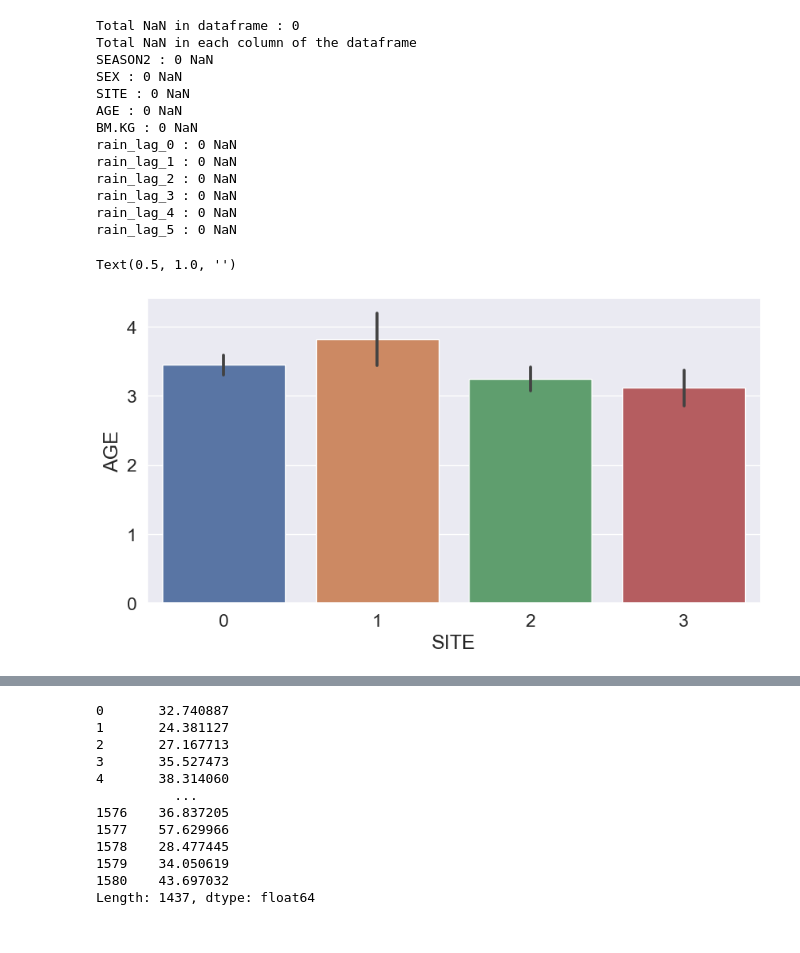
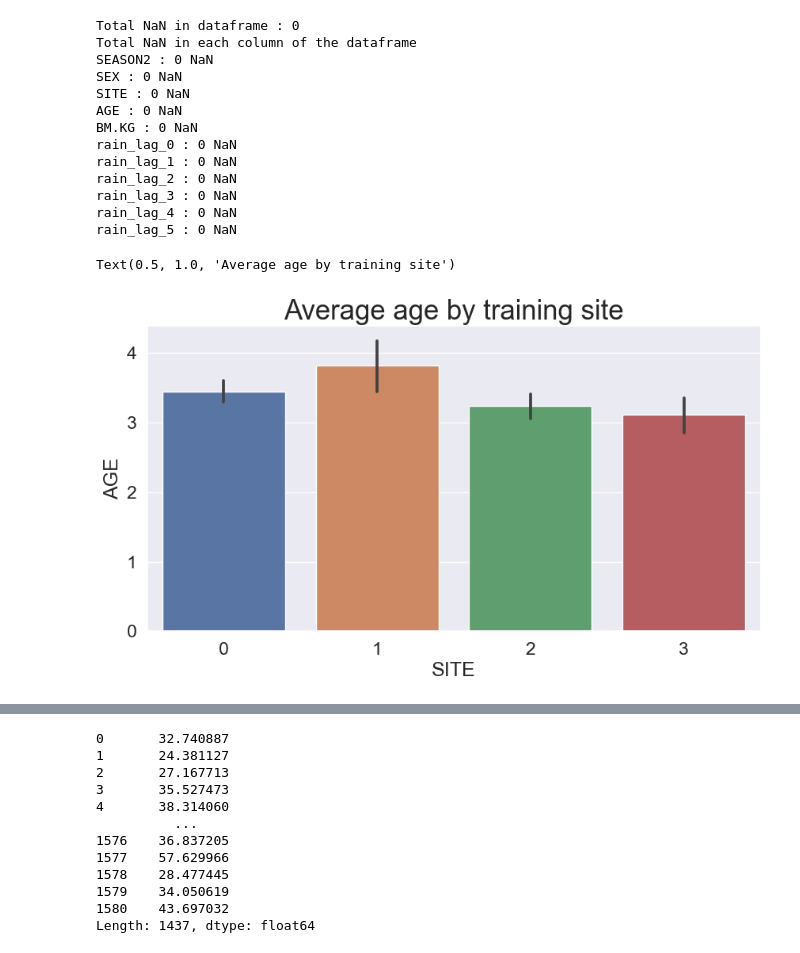
Before and after one commit to sont5413/Environmental_influences_on_deer_body_mass, a Jupyter notebook: Predicting_body_mass_in_deer.ipynb, the cells around one changed output, grey strips where cells are left out. Drawn from its saved outputs; the diff is of its cells as text; code cells hidden in the pictures.

```diff
--- a/Predicting_body_mass_in_deer.ipynb
+++ b/Predicting_body_mass_in_deer.ipynb
@@ -96,7 +96,7 @@ rain_lag_5 : 0 NaN
 # %%
 sns.set(rc={"figure.figsize":(10, 5)}, font_scale = 1.5)
 sns.barplot(x = 'SITE', y='AGE', data = data, ci=95)
-plt.title('', fontsize=25)
+plt.title('Average age by training site', fontsize=25)
 # %% [output]
-Text(0.5, 1.0, '')
+Text(0.5, 1.0, 'Average age by training site')
-[figure, old version]
+[figure, new version]
```
Also changed, not shown: parts of 15 cells of this notebook.
